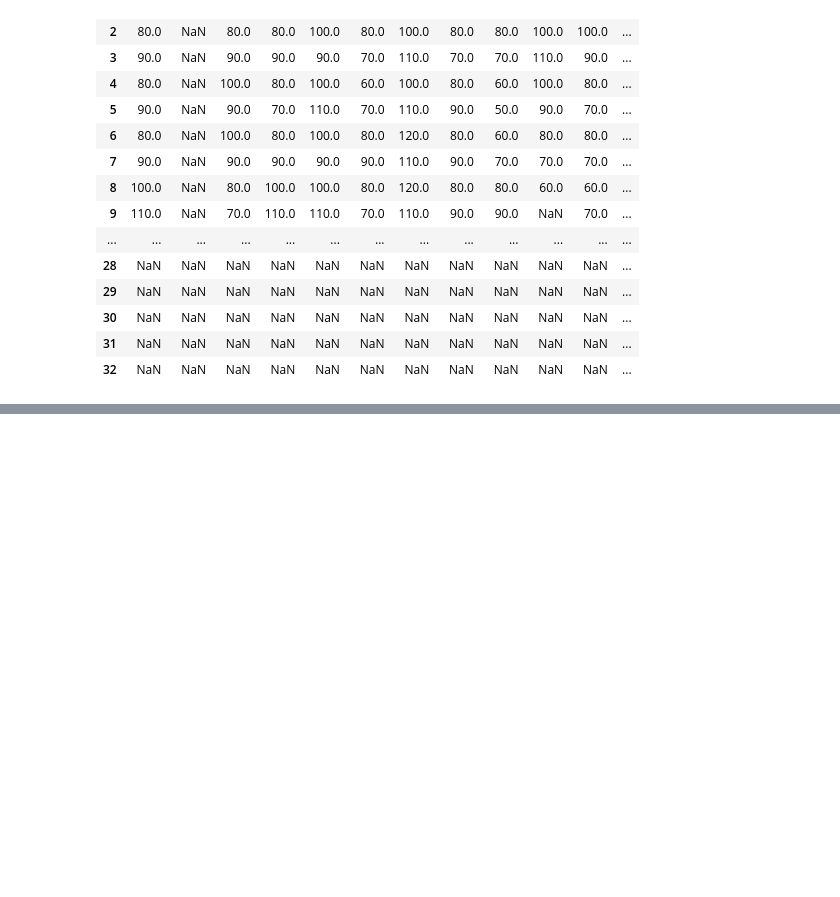
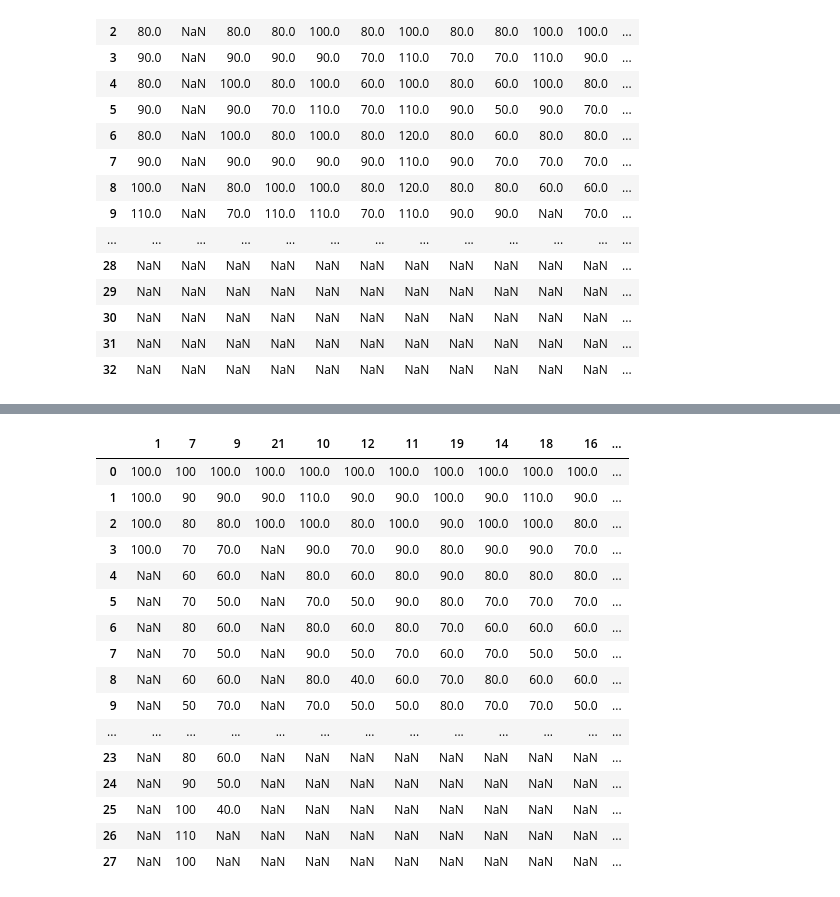
Before and after one commit to harena-lab/harena-analytics, a Jupyter notebook: resources/ZumbiVenom/analysis/analise-ferias-no-museu.ipynb, the cells around one changed output, grey strips where cells are left out. Saved outputs shown, nothing was run; the diff lists cells and outputs as text; code cells hidden in the pictures; blank space fills up the shorter version.

```diff
--- a/resources/ZumbiVenom/analysis/analise-ferias-no-museu.ipynb
+++ b/resources/ZumbiVenom/analysis/analise-ferias-no-museu.ipynb
@@ -190,0 +249,21 @@ user_points_session_11_07
+# %%
+user_points_session_15_07 = dic_to_dataFrames(user_points_session_15_07)
+user_points_session_15_07
+# %% [output]
+|  | 1 | 7 | 9 | 21 | 10 | 12 | 11 | 19 | 14 | 18 | 16 | ... |
+| 0 | 100.0 | 100 | 100.0 | 100.0 | 100.0 | 100.0 | 100.0 | 100.0 | 100.0 | 100.0 | 100.0 | ... |
+| 1 | 100.0 | 90 | 90.0 | 90.0 | 110.0 | 90.0 | 90.0 | 100.0 | 90.0 | 110.0 | 90.0 | ... |
+| 2 | 100.0 | 80 | 80.0 | 100.0 | 100.0 | 80.0 | 100.0 | 90.0 | 100.0 | 100.0 | 80.0 | ... |
+| 3 | 100.0 | 70 | 70.0 | NaN | 90.0 | 70.0 | 90.0 | 80.0 | 90.0 | 90.0 | 70.0 | ... |
+| 4 | NaN | 60 | 60.0 | NaN | 80.0 | 60.0 | 80.0 | 90.0 | 80.0 | 80.0 | 80.0 | ... |
+| 5 | NaN | 70 | 50.0 | NaN | 70.0 | 50.0 | 90.0 | 80.0 | 70.0 | 70.0 | 70.0 | ... |
+| 6 | NaN | 80 | 60.0 | NaN | 80.0 | 60.0 | 80.0 | 70.0 | 60.0 | 60.0 | 60.0 | ... |
+| 7 | NaN | 70 | 50.0 | NaN | 90.0 | 50.0 | 70.0 | 60.0 | 70.0 | 50.0 | 50.0 | ... |
+| 8 | NaN | 60 | 60.0 | NaN | 80.0 | 40.0 | 60.0 | 70.0 | 80.0 | 60.0 | 60.0 | ... |
+| 9 | NaN | 50 | 70.0 | NaN | 70.0 | 50.0 | 50.0 | 80.0 | 70.0 | 70.0 | 50.0 | ... |
+| ... | ... | ... | ... | ... | ... | ... | ... | ... | ... | ... | ... | ... |
+| 23 | NaN | 80 | 60.0 | NaN | NaN | NaN | NaN | NaN | NaN | NaN | NaN | ... |
+| 24 | NaN | 90 | 50.0 | NaN | NaN | NaN | NaN | NaN | NaN | NaN | NaN | ... |
+| 25 | NaN | 100 | 40.0 | NaN | NaN | NaN | NaN | NaN | NaN | NaN | NaN | ... |
+| 26 | NaN | 110 | NaN | NaN | NaN | NaN | NaN | NaN | NaN | NaN | NaN | ... |
+| 27 | NaN | 100 | NaN | NaN | NaN | NaN | NaN | NaN | NaN | NaN | NaN | ... |
```
Also changed, not shown: parts of 17 cells of this notebook.
